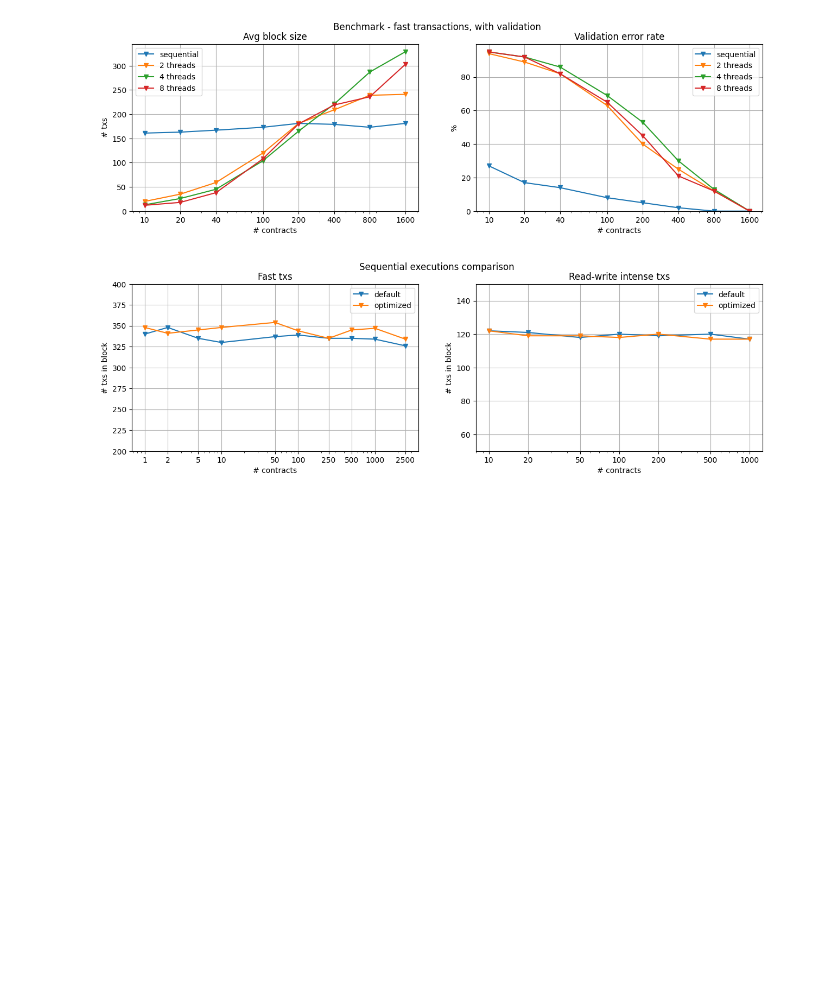
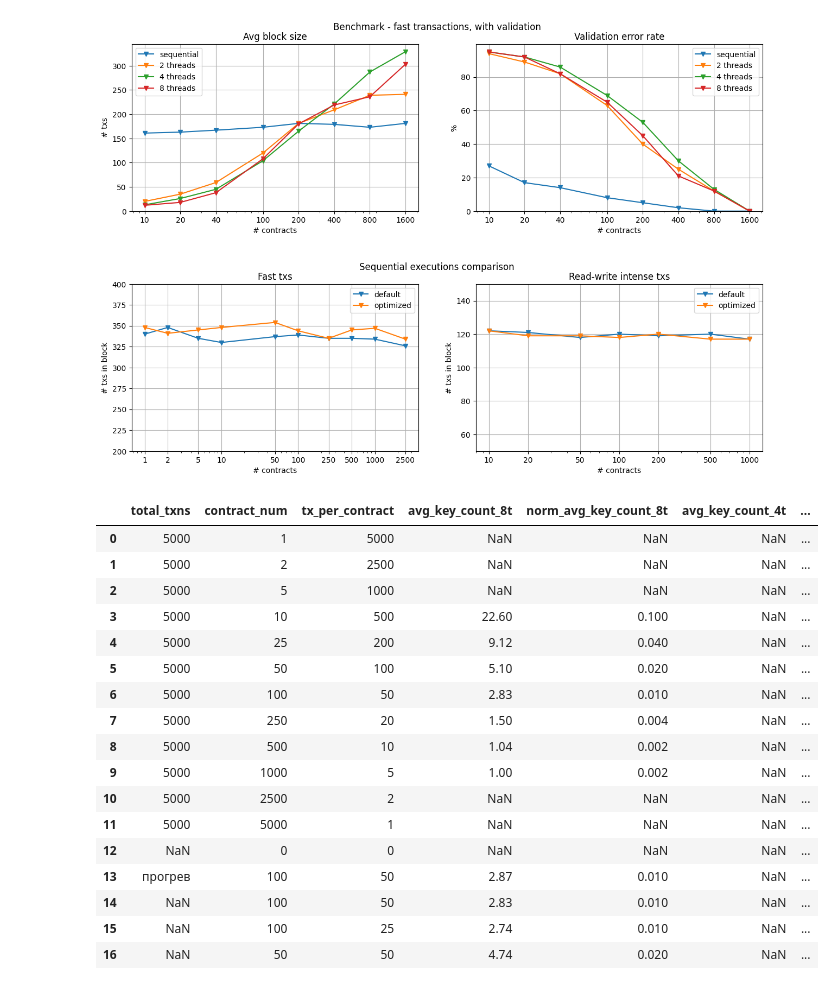
Before and after one commit to dmitrygulevich2000/we-benchmark, a Jupyter notebook: artifacts/Notebook.ipynb, the cells around one changed output. Cells and saved outputs as stored; diff of their text form; code cells hidden in the pictures; blank space fills up the shorter version.

```diff
--- a/artifacts/Notebook.ipynb
+++ b/artifacts/Notebook.ipynb
@@ -136,3 +136,25 @@ fig.savefig("sequential_comparison.png", bbox_inches="tight")
 fig.show()
 # %% [output]
 [figure]
+# %%
+cont = pd.read_csv("bench - contention_fast_tx.csv", decimal=",")
+cont
+# %% [output]
+|  | total_txns | contract_num | tx_per_contract | avg_key_count_8t | norm_avg_key_count_8t | avg_key_count_4t | ... |
+| 0 | 5000 | 1 | 5000 | NaN | NaN | NaN | ... |
+| 1 | 5000 | 2 | 2500 | NaN | NaN | NaN | ... |
+| 2 | 5000 | 5 | 1000 | NaN | NaN | NaN | ... |
+| 3 | 5000 | 10 | 500 | 22.60 | 0.100 | NaN | ... |
+| 4 | 5000 | 25 | 200 | 9.12 | 0.040 | NaN | ... |
+| 5 | 5000 | 50 | 100 | 5.10 | 0.020 | NaN | ... |
+| 6 | 5000 | 100 | 50 | 2.83 | 0.010 | NaN | ... |
+| 7 | 5000 | 250 | 20 | 1.50 | 0.004 | NaN | ... |
+| 8 | 5000 | 500 | 10 | 1.04 | 0.002 | NaN | ... |
+| 9 | 5000 | 1000 | 5 | 1.00 | 0.002 | NaN | ... |
+| 10 | 5000 | 2500 | 2 | NaN | NaN | NaN | ... |
+| 11 | 5000 | 5000 | 1 | NaN | NaN | NaN | ... |
+| 12 | NaN | 0 | 0 | NaN | NaN | NaN | ... |
+| 13 | прогрев | 100 | 50 | 2.87 | 0.010 | NaN | ... |
+| 14 | NaN | 100 | 50 | 2.83 | 0.010 | NaN | ... |
+| 15 | NaN | 100 | 25 | 2.74 | 0.010 | NaN | ... |
+| 16 | NaN | 50 | 50 | 4.74 | 0.020 | NaN | ... |
```
Also changed, not shown: parts of 3 cells of this notebook, 19 other files.
